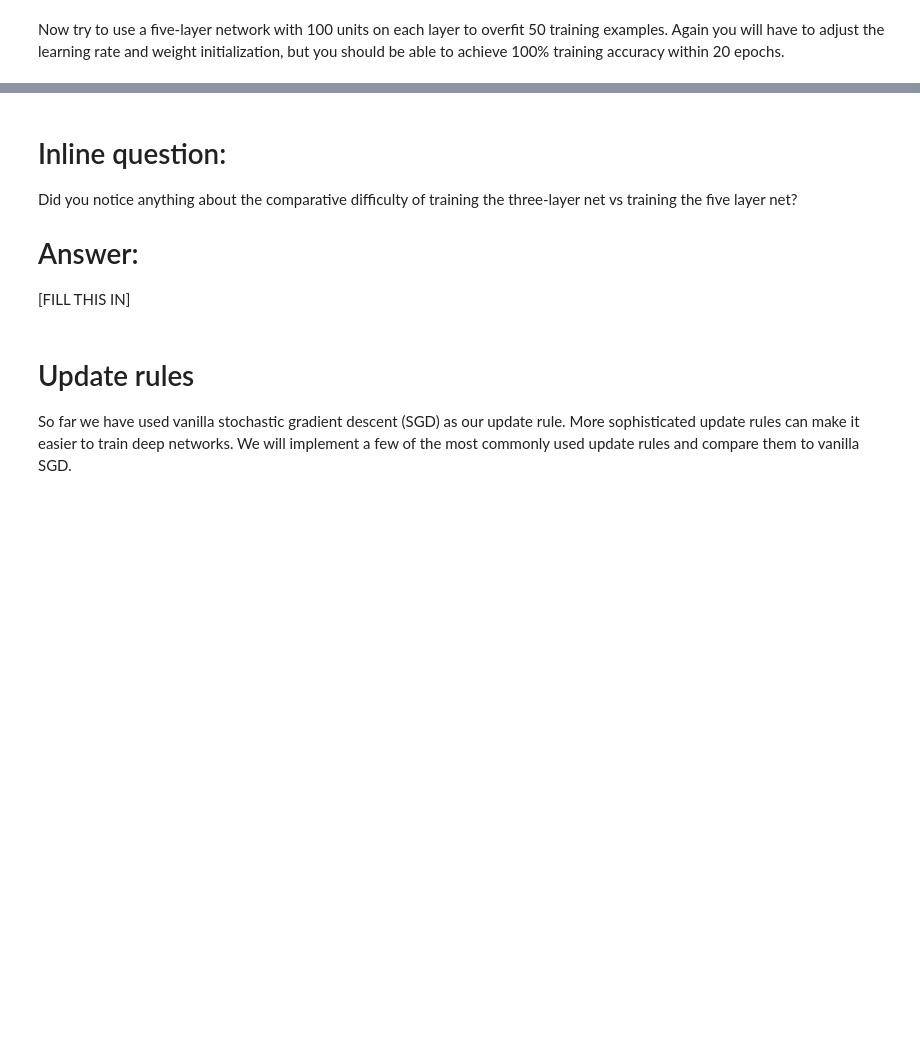
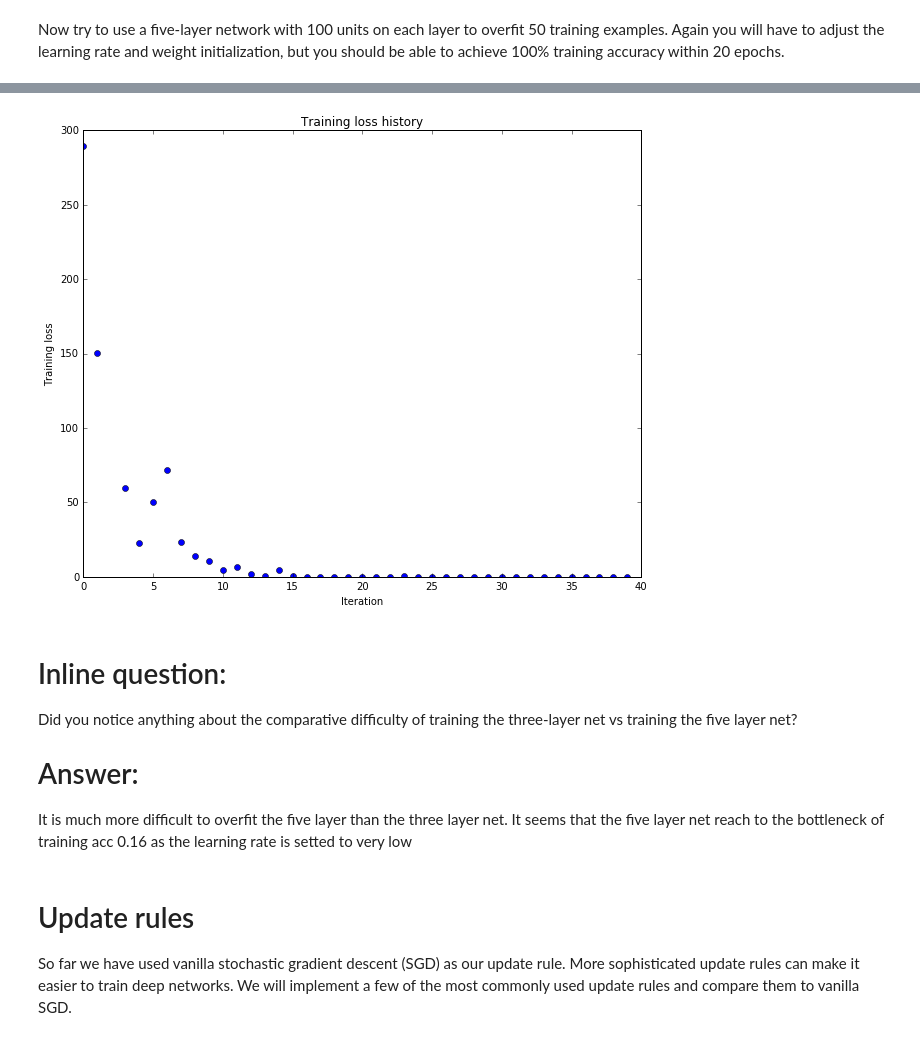
Before and after one commit to chenyvehtung/CS231n, a Jupyter notebook: assignment2/FullyConnectedNets.ipynb, the cells around one changed output, grey strips where cells are left out. Cells and saved outputs as stored; diff of their text form; code cells hidden in the pictures; blank space fills up the shorter version.

```diff
--- a/assignment2/FullyConnectedNets.ipynb
+++ b/assignment2/FullyConnectedNets.ipynb
@@ -437,7 +469,7 @@ small_data = {
 }
 
 learning_rate = 1e-3
-weight_scale = 1e-5
+weight_scale = 1e-1
 model = FullyConnectedNet([100, 100, 100, 100],
                 weight_scale=weight_scale, dtype=np.float64)
 solver = Solver(model, small_data,
@@ -454,3 +486,4 @@ plt.title('Training loss history')
 plt.xlabel('Iteration')
 plt.ylabel('Training loss')
 plt.show()
+# %% [output]
@@ -457,9 +507,10 @@ plt.show()
+[figure, added]
 # %% [markdown]
 # Inline question:
 Did you notice anything about the comparative difficulty of training the three-layer net vs training the five layer net?
 
 # Answer:
-[FILL THIS IN]
+It is much more difficult to overfit the five layer than the three layer net. It seems that the five layer net reach to the bottleneck of training acc 0.16 as the learning rate is setted to very low
 # %% [markdown]
 # Update rules
 So far we have used vanilla stochastic gradient descent (SGD) as our update rule. More sophisticated update rules can make it easier to train deep networks. We will implement a few of the most commonly used update rules and compare them to vanilla SGD.
```
Also changed, not shown: parts of 14 cells of this notebook, 3 other files.
